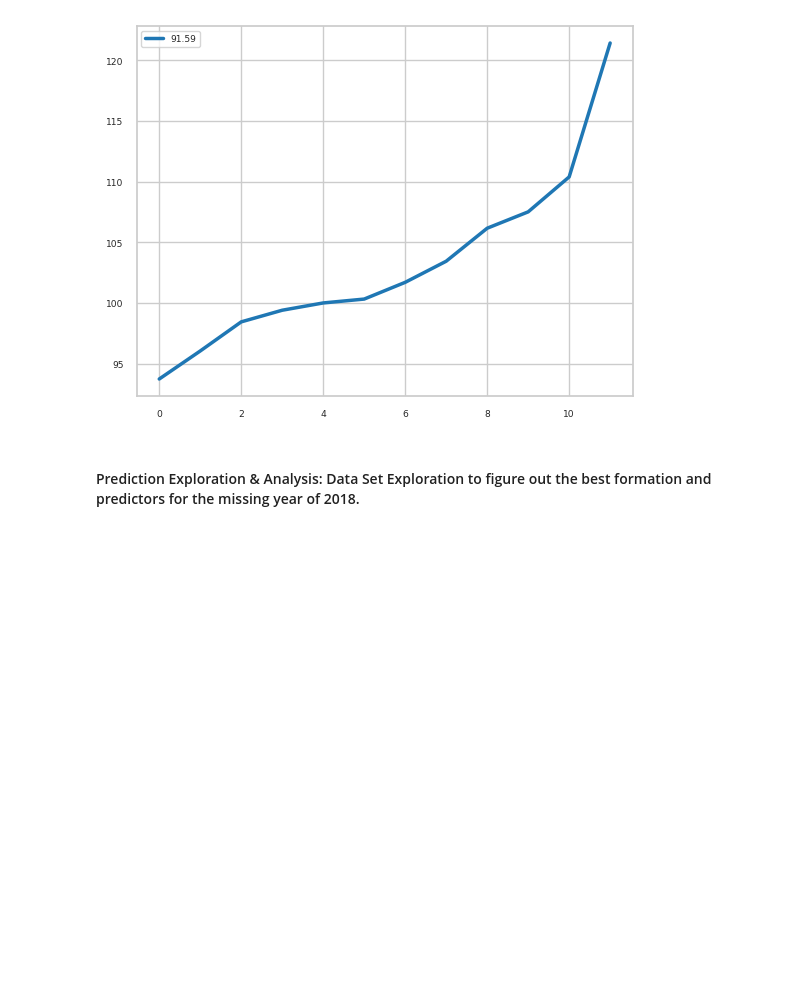
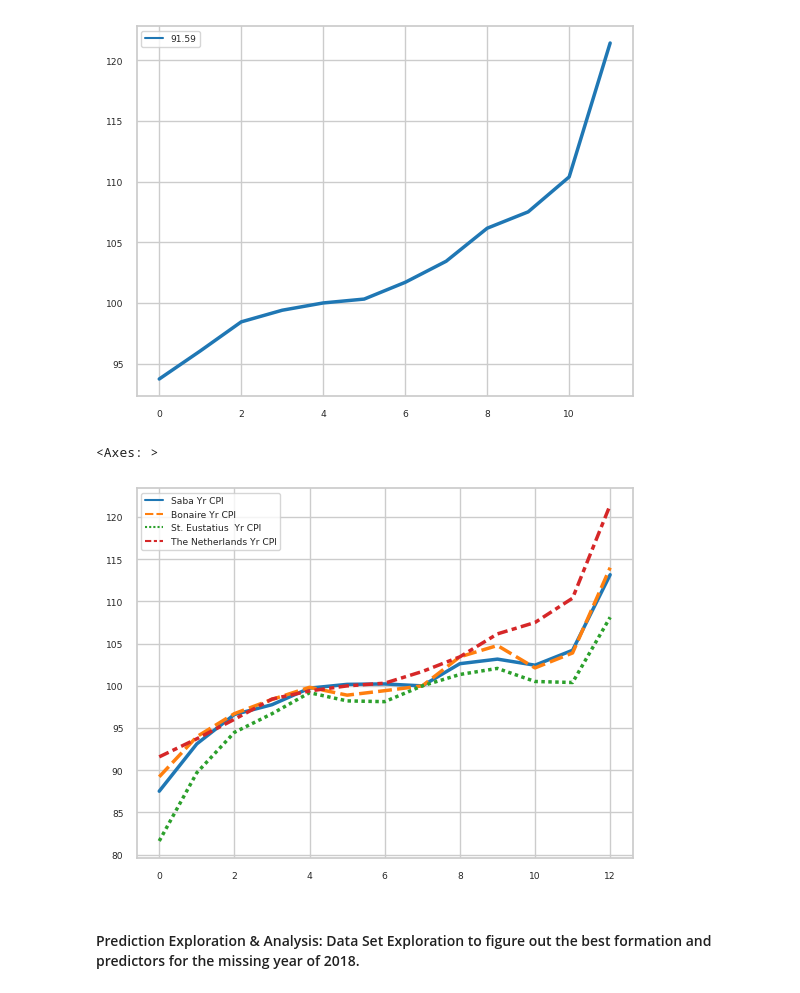
Before and after one commit to DonSeverin/St.Maarten_CPI_Product_Price_Prediction, a Jupyter notebook: code/sxmpd_ex_code.ipynb, the cells around one changed output. Saved outputs shown, nothing was run; the diff lists cells and outputs as text; code cells hidden in the pictures; blank space fills up the shorter version.

```diff
--- a/code/sxmpd_ex_code.ipynb
+++ b/code/sxmpd_ex_code.ipynb
@@ -14,12 +24,22 @@ import numpy as np
 # %%
-# Loading data set & intial preview.
-# Create Dirty multi-machine file path loads.
-M_PATH = ['/home/m-one/projects/St.Maarten_CPI_Product_Price_Prediction/data/St_Maarten_CPI_2001-2017.csv','/home/m-one/projects/St.Maarten_CPI_Product_Price_Prediction/data/Saba_CPI_2010-2022.csv','/home/m-one/projects/St.Maarten_CPI_Product_Price_Prediction/data/Bonaire_CPI_2010-2022.csv',
-          '/home/m-one/projects/St.Maarten_CPI_Product_Price_Prediction/data/St_Eustatius_CPI_2010-2022.csv','/home/m-one/projects/St.Maarten_CPI_Product_Price_Prediction/data/Netherands_CPI_2010-2022.csv']
-df_sxm = pd.read_csv( M_PATH[0], sep = ';')
-df_sa  = pd.read_csv( M_PATH[1], sep = ';', quotechar='"', skiprows=3, header=2)
-df_bo  = pd.read_csv( M_PATH[2], sep = ';', quotechar='"', skiprows=3, header=2)
-df_se  = pd.read_csv( M_PATH[3], sep = ';', quotechar='"', skiprows=3, header=2)
-df_nl  = pd.read_csv( M_PATH[4], sep = ';', quotechar='"', skiprows=3, header=2)
+# # Loading data set & intial preview.
+# # Create Dirty multi-machine file path loads.
+# M_PATH = ['/home/m-one/projects/St.Maarten_CPI_Product_Price_Prediction/data/St_Maarten_CPI_2001-2017.csv','/home/m-one/projects/St.Maarten_CPI_Product_Price_Prediction/data/Saba_CPI_2010-2022.csv','/home/m-one/projects/St.Maarten_CPI_Product_Price_Prediction/data/Bonaire_CPI_2010-2022.csv',
+#           '/home/m-one/projects/St.Maarten_CPI_Product_Price_Prediction/data/St_Eustatius_CPI_2010-2022.csv','/home/m-one/projects/St.Maarten_CPI_Product_Price_Prediction/data/Netherands_CPI_2010-2022.csv']
+# df_sxm = pd.read_csv( M_PATH[0], sep = ';')
+# df_sa  = pd.read_csv( M_PATH[1], sep = ';', quotechar='"', skiprows=3, header=2)
+# df_bo  = pd.read_csv( M_PATH[2], sep = ';', quotechar='"', skiprows=3, header=2)
+# df_se  = pd.read_csv( M_PATH[3], sep = ';', quotechar='"', skiprows=3, header=2)
+# df_nl  = pd.read_csv( M_PATH[4], sep = ';', quotechar='"', skiprows=3, header=2)
 # %% [markdown]
 ### Micro-Ans Transformations - Bonaire, Saba, St. Eustatius and The Netherlands Data
+# %%
+# isolate the independant value columns for merging to a single dataframe.
+df_sa_values = df_sa[['2017=100']].rename(columns={'2017=100': 'Saba Yr CPI'}).dropna()
+df_bo_values = df_bo[['2017=100']].rename(columns={'2017=100': 'Bonaire Yr CPI'}).dropna()
+df_se_values = df_se[['2017=100']].rename(columns={'2017=100': 'St. Eustatius  Yr CPI'}).dropna()
+df_nl_values = df_nl[['2015 = 100']].rename(columns={'2015 = 100': 'The Netherlands Yr CPI'}).dropna()
+
+# Final values dataframe of all countries CPI
+cpi_per_loc_per_year = pd.concat([df_sa_values, df_bo_values, df_se_values, df_nl_values], axis= 1 )
+display(cpi_per_loc_per_year)
@@ -108,6 +167,13 @@ sns.lineplot(data=df_nl, palette="tab10", linewidth=2.5)
 # %% [output]
 <Axes: >
 [figure]
+# %%
+# Visualising the combined
+sns.set_theme(style="whitegrid", font_scale=.6 )
+sns.lineplot(data=cpi_per_loc_per_year, palette="tab10", linewidth=2.5)
+# %% [output]
+<Axes: >
+[figure, added]
 # %% [markdown]
 #### Prediction Exploration & Analysis: Data Set Exploration to figure out the best formation and predictors for the missing year of 2018.
 # %% [markdown]
```
Also changed, not shown: parts of 7 cells of this notebook.
